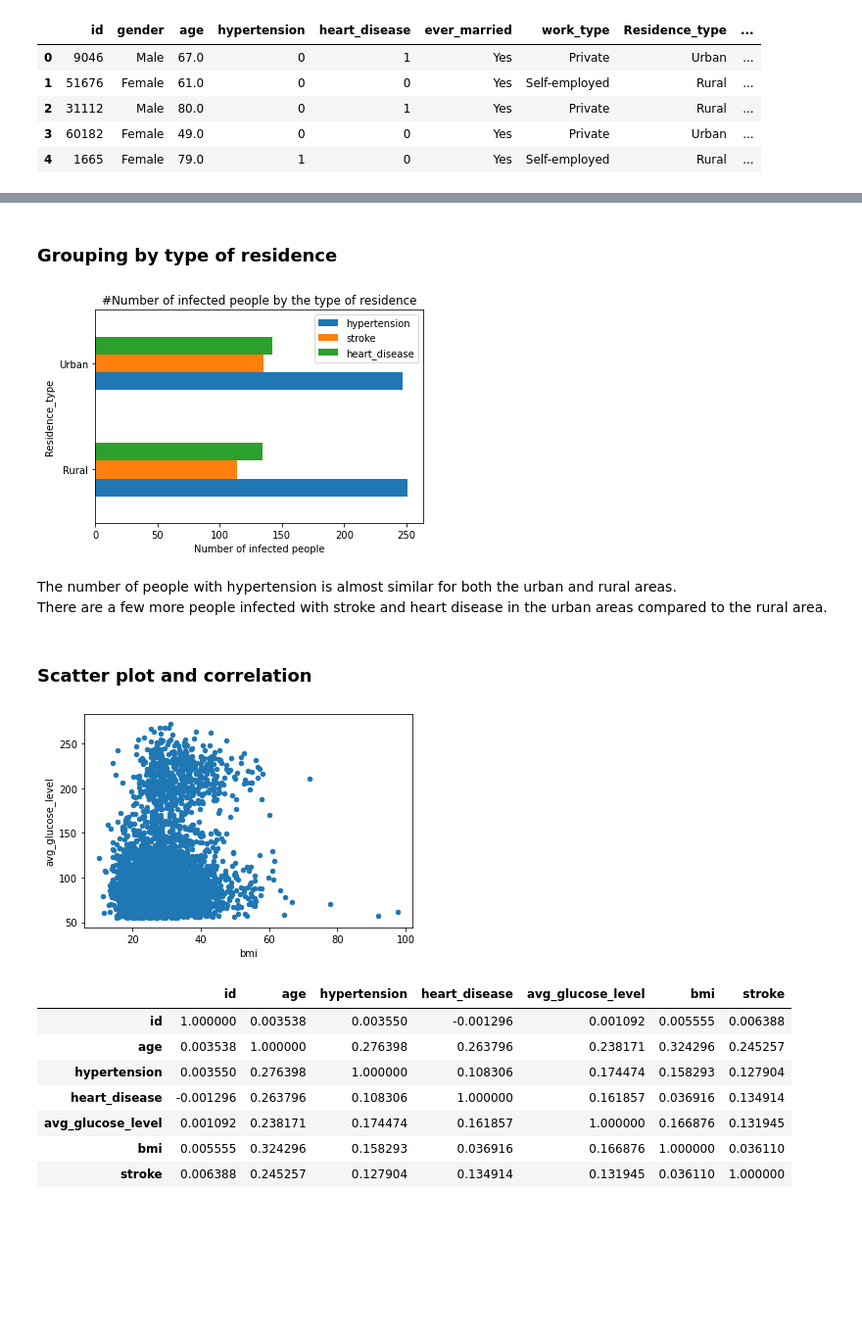
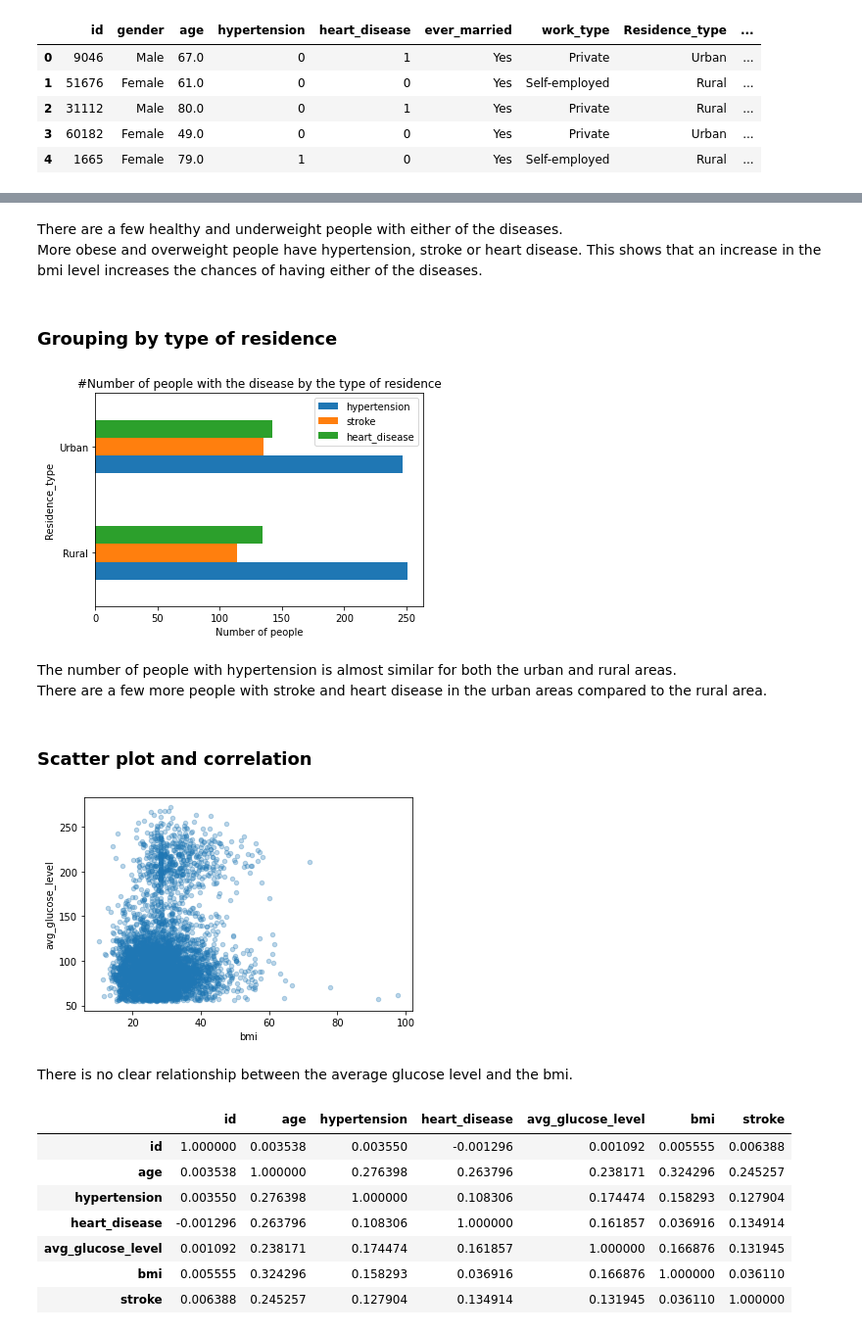
Before and after one commit to Scholarchep/Analysis-of-stroke-data, a Jupyter notebook: stroke_data.ipynb, the cells around one changed output, grey strips where cells are left out. Shown at 98% size. Saved outputs shown, nothing was run; the diff lists cells and outputs as text; code cells hidden in the pictures; blank space fills up the shorter version.

Commit message:
BMI categorization and visualization

```diff
--- a/stroke_data.ipynb
+++ b/stroke_data.ipynb
@@ -259,0 +263,4 @@ Very few young people are infected by either of the diseases.
+# %%
+#categorize bmi into underweight, healthy, overweight and obese
+stroke_data['bmi_categories'] = pd.cut(stroke_data['bmi'],bins=[0,18.5,24.9,29.9,90],labels=['underweight', 'healthy', 'overweight', 'obese'])
+stroke_data.head()
@@ -260,24 +283,29 @@ Very few young people are infected by either of the diseases.
+# %% [markdown]
+There are a few healthy and underweight people with either of the diseases.<br>
+More obese and overweight people have hypertension, stroke or heart disease. This shows that an increase in the bmi level increases the chances of having either of the diseases.
 # %% [markdown]
 ### Grouping by type of residence
 # %%
-#horizontal bar graph showing number of infected people by type of residence
+#horizontal bar graph showing number of people with the disease by type of residence
 fig, ax = plt.subplots()
 
 stroke_data.groupby('Residence_type')[['hypertension', 'stroke', 'heart_disease']].sum().plot.barh(ax=ax)
-ax.set_title('#Number of infected people by the type of residence')
-ax.set_xlabel('Number of infected people');
+ax.set_title('#Number of people with the disease by the type of residence')
+ax.set_xlabel('Number of people');
 # %% [output]
-[figure, old version]
+[figure, new version]
 # %% [markdown]
 The number of people with hypertension is almost similar for both the urban and rural areas.<br>
-There are a few more people infected with stroke and heart disease in the urban areas compared to the rural area.
+There are a few more people with stroke and heart disease in the urban areas compared to the rural area.
 # %% [markdown]
 ### Scatter plot and correlation
 # %%
 #relationship between bmi and average glucose level
-stroke_data.plot.scatter(x='bmi', y='avg_glucose_level');
+stroke_data.plot.scatter(x='bmi', y='avg_glucose_level', alpha=0.3);
 # %% [output]
-[figure, old version]
+[figure, new version]
+# %% [markdown]
+There is no clear relationship between the average glucose level and the bmi.
 # %%
 #correlation of columns
 stroke_data.corr()
```
Also changed, not shown: parts of 11 cells of this notebook.
